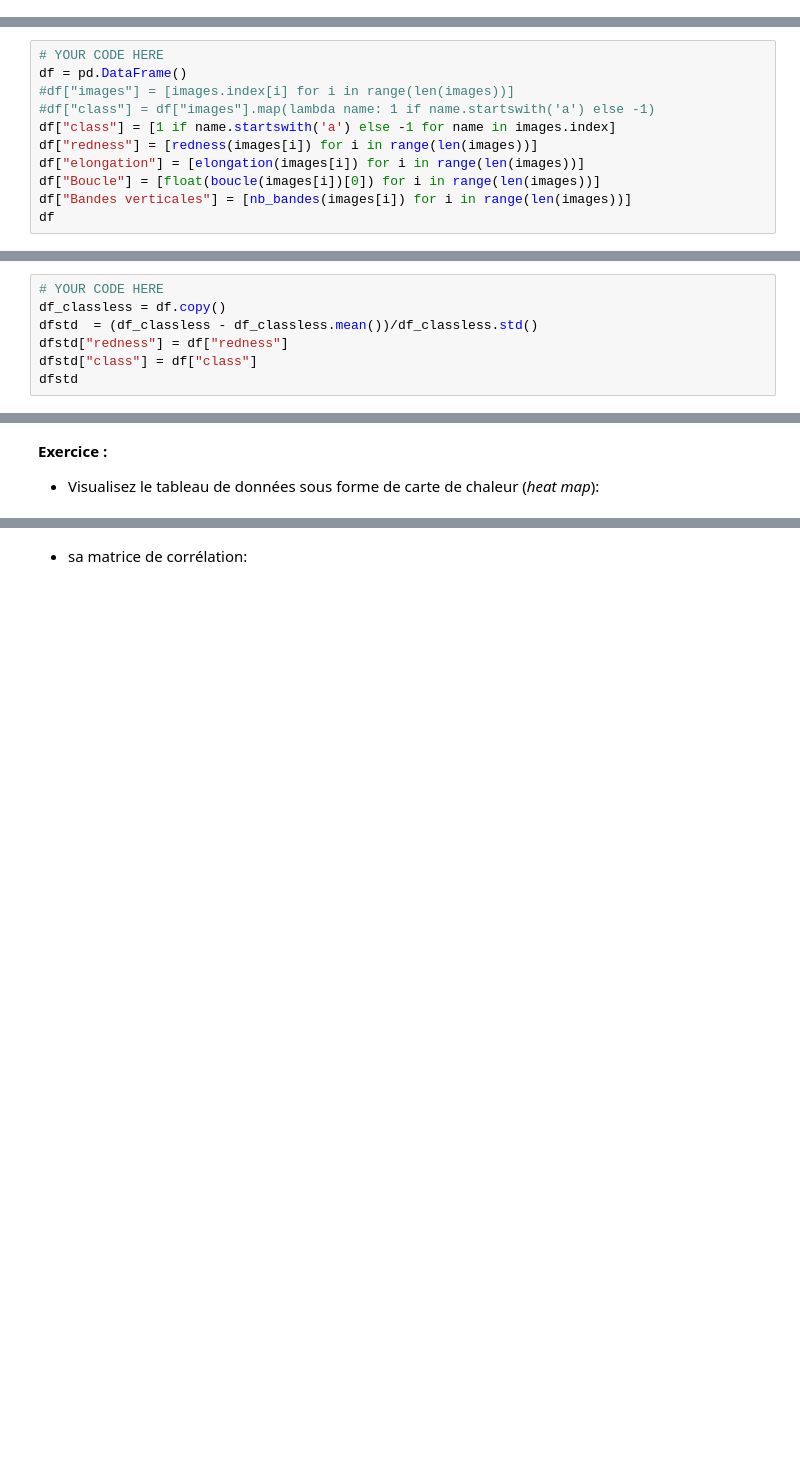
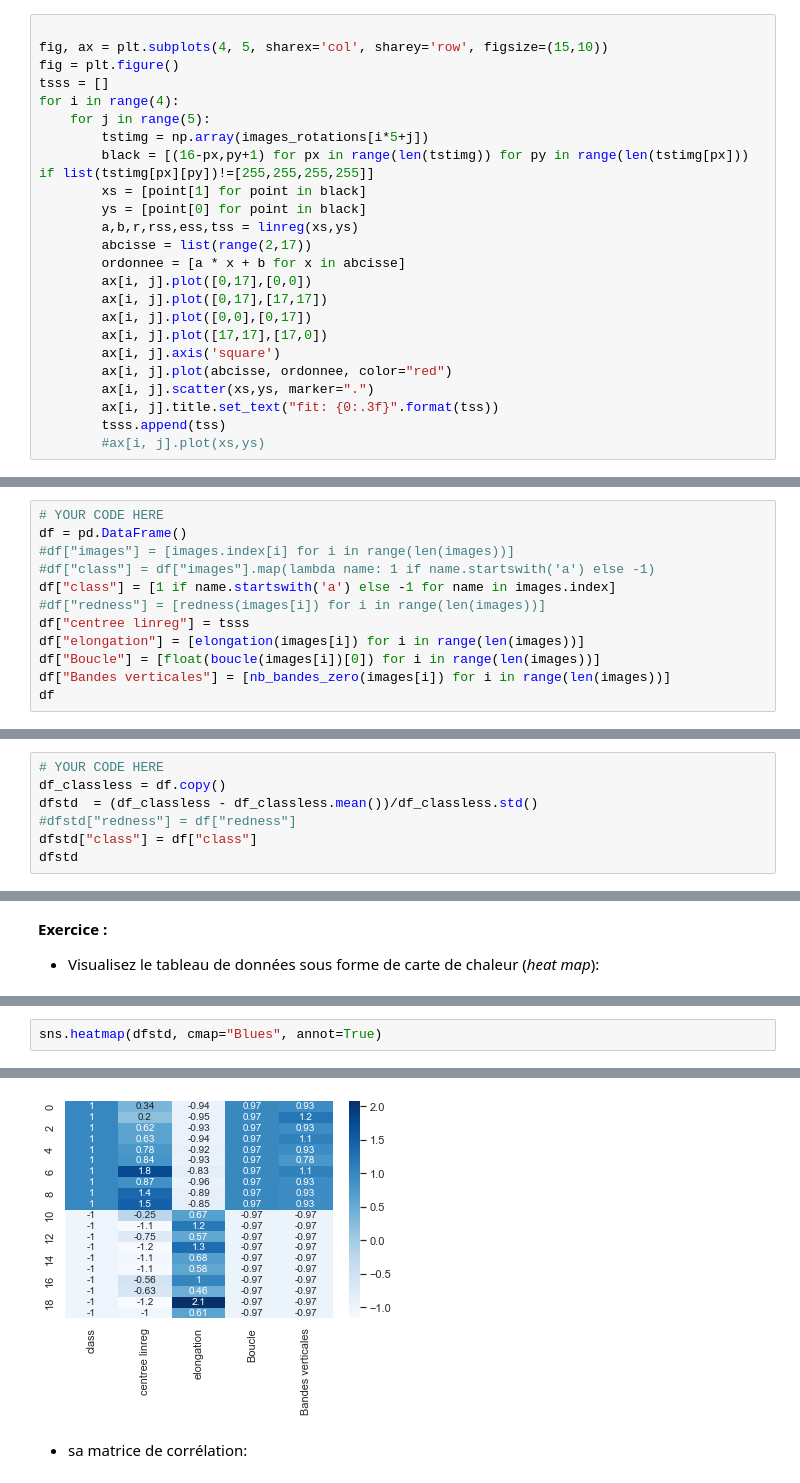
Before and after one commit to MK8BK/SDprojet_image_s2, a Jupyter notebook: 4_analyse_de_donnees.ipynb, the cells around one changed output, grey strips where cells are left out. Drawn from its saved outputs; the diff is of its cells as text; blank space fills up the shorter version.

Commit message:
added linreg

```diff
--- a/4_analyse_de_donnees.ipynb
+++ b/4_analyse_de_donnees.ipynb
@@ -299,0 +260,24 @@ plt.scatter([images.index[i][:-4] for i in range(10,20)],fits[10:], color='red')
+# %%
+
+fig, ax = plt.subplots(4, 5, sharex='col', sharey='row', figsize=(15,10))
+fig = plt.figure()
+tsss = []
+for i in range(4):
+    for j in range(5):
+        tstimg = np.array(images_rotations[i*5+j])
+        black = [(16-px,py+1) for px in range(len(tstimg)) for py in range(len(tstimg[px])) if list(tstimg[px][py])!=[255,255,255,255]]
+        xs = [point[1] for point in black]
+        ys = [point[0] for point in black]
+        a,b,r,rss,ess,tss = linreg(xs,ys)
+        abcisse = list(range(2,17))
+        ordonnee = [a * x + b for x in abcisse]
+        ax[i, j].plot([0,17],[0,0])
+        ax[i, j].plot([0,17],[17,17])
+        ax[i, j].plot([0,0],[0,17])
+        ax[i, j].plot([17,17],[17,0])
+        ax[i, j].axis('square')
+        ax[i, j].plot(abcisse, ordonnee, color="red")
+        ax[i, j].scatter(xs,ys, marker=".")
+        ax[i, j].title.set_text("fit: {0:.3f}".format(tss))
+        tsss.append(tss)
+        #ax[i, j].plot(xs,ys)
@@ -311,9 +311,10 @@ df = pd.DataFrame()
 #df["images"] = [images.index[i] for i in range(len(images))]
 #df["class"] = df["images"].map(lambda name: 1 if name.startswith('a') else -1)
 df["class"] = [1 if name.startswith('a') else -1 for name in images.index]
-df["redness"] = [redness(images[i]) for i in range(len(images))]
+#df["redness"] = [redness(images[i]) for i in range(len(images))]
+df["centree linreg"] = tsss
 df["elongation"] = [elongation(images[i]) for i in range(len(images))]
 df["Boucle"] = [float(boucle(images[i])[0]) for i in range(len(images))]
-df["Bandes verticales"] = [nb_bandes(images[i]) for i in range(len(images))]
+df["Bandes verticales"] = [nb_bandes_zero(images[i]) for i in range(len(images))]
 df
 # %% [output]
@@ -343,6 +360,6 @@ assert len(df.columns) > 4, "Gagnez un point en ajoutant un autre attribut"
 # YOUR CODE HERE
 df_classless = df.copy()
 dfstd  = (df_classless - df_classless.mean())/df_classless.std()
-dfstd["redness"] = df["redness"]
+#dfstd["redness"] = df["redness"]
 dfstd["class"] = df["class"]
 dfstd
@@ -374,0 +414,3 @@ raise NotImplementedError()
+# %%
+sns.heatmap(dfstd, cmap="Blues", annot=True)
+# %% [output]
@@ -375,2 +418,3 @@ raise NotImplementedError()
+[figure, added]
 # %% [markdown]
 - sa matrice de corrélation:
```
Also changed, not shown: parts of 25 cells of this notebook.
